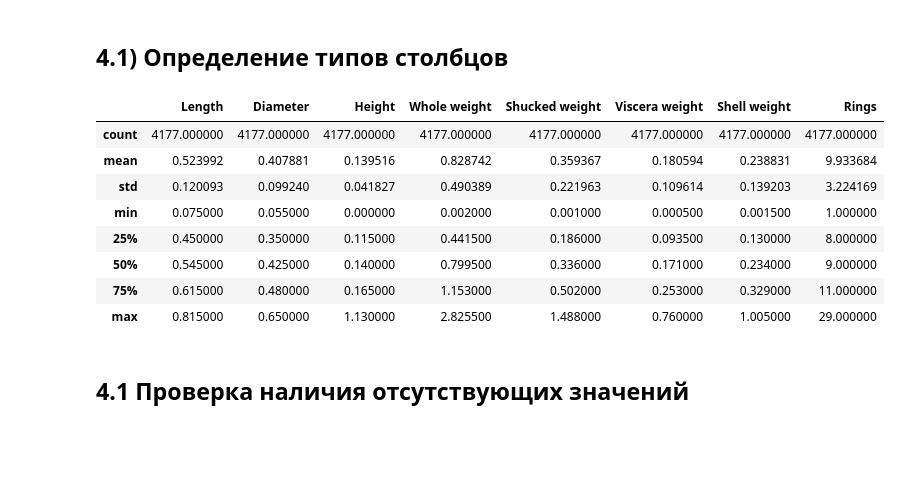
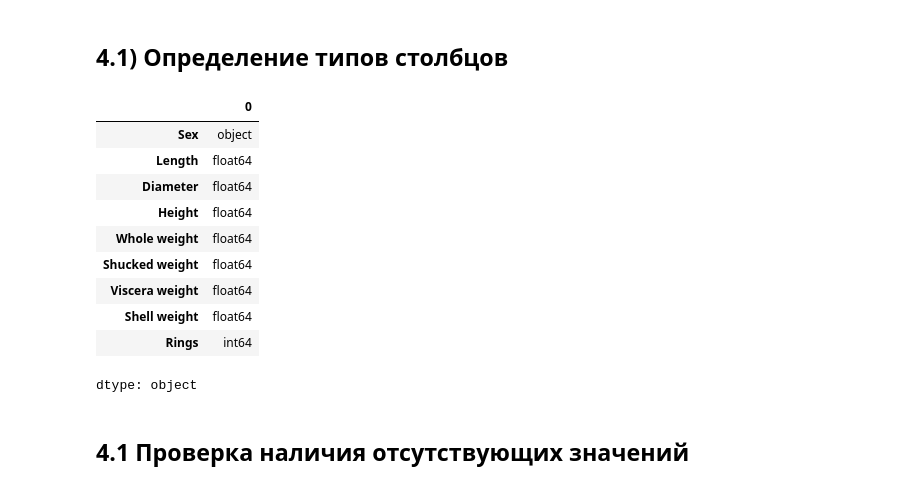
Before and after one commit to Am1rTl/Info, a Jupyter notebook: ДЗ_Классификация.ipynb, the cells around one changed output. Cells and saved outputs as stored; diff of their text form; code cells hidden in the pictures; blank space fills up the shorter version.

```diff
--- a/ДЗ_Классификация.ipynb
+++ b/ДЗ_Классификация.ipynb
@@ -48,17 +48,19 @@ data.head()
 ## 4.1) Определение типов столбцов
 # %%
 #Вывести данные, которые позволяют определить типы столбцов в наборе данных
-data.describe()
+data.dtypes
 # %% [output]
-|  | Length | Diameter | Height | Whole weight | Shucked weight | Viscera weight | Shell weight | Rings |
-| count | 4177.000000 | 4177.000000 | 4177.000000 | 4177.000000 | 4177.000000 | 4177.000000 | 4177.000000 | 4177.000000 |
-| mean | 0.523992 | 0.407881 | 0.139516 | 0.828742 | 0.359367 | 0.180594 | 0.238831 | 9.933684 |
-| std | 0.120093 | 0.099240 | 0.041827 | 0.490389 | 0.221963 | 0.109614 | 0.139203 | 3.224169 |
-| min | 0.075000 | 0.055000 | 0.000000 | 0.002000 | 0.001000 | 0.000500 | 0.001500 | 1.000000 |
-| 25% | 0.450000 | 0.350000 | 0.115000 | 0.441500 | 0.186000 | 0.093500 | 0.130000 | 8.000000 |
-| 50% | 0.545000 | 0.425000 | 0.140000 | 0.799500 | 0.336000 | 0.171000 | 0.234000 | 9.000000 |
-| 75% | 0.615000 | 0.480000 | 0.165000 | 1.153000 | 0.502000 | 0.253000 | 0.329000 | 11.000000 |
-| max | 0.815000 | 0.650000 | 1.130000 | 2.825500 | 1.488000 | 0.760000 | 1.005000 | 29.000000 |
+|  | 0 |
+| Sex | object |
+| Length | float64 |
+| Diameter | float64 |
+| Height | float64 |
+| Whole weight | float64 |
+| Shucked weight | float64 |
+| Viscera weight | float64 |
+| Shell weight | float64 |
+| Rings | int64 |
+dtype: object
 # %% [markdown]
 ## 4.1 Проверка наличия отсутствующих значений
 # %%
```
Also changed, not shown: parts of 4 cells of this notebook.
